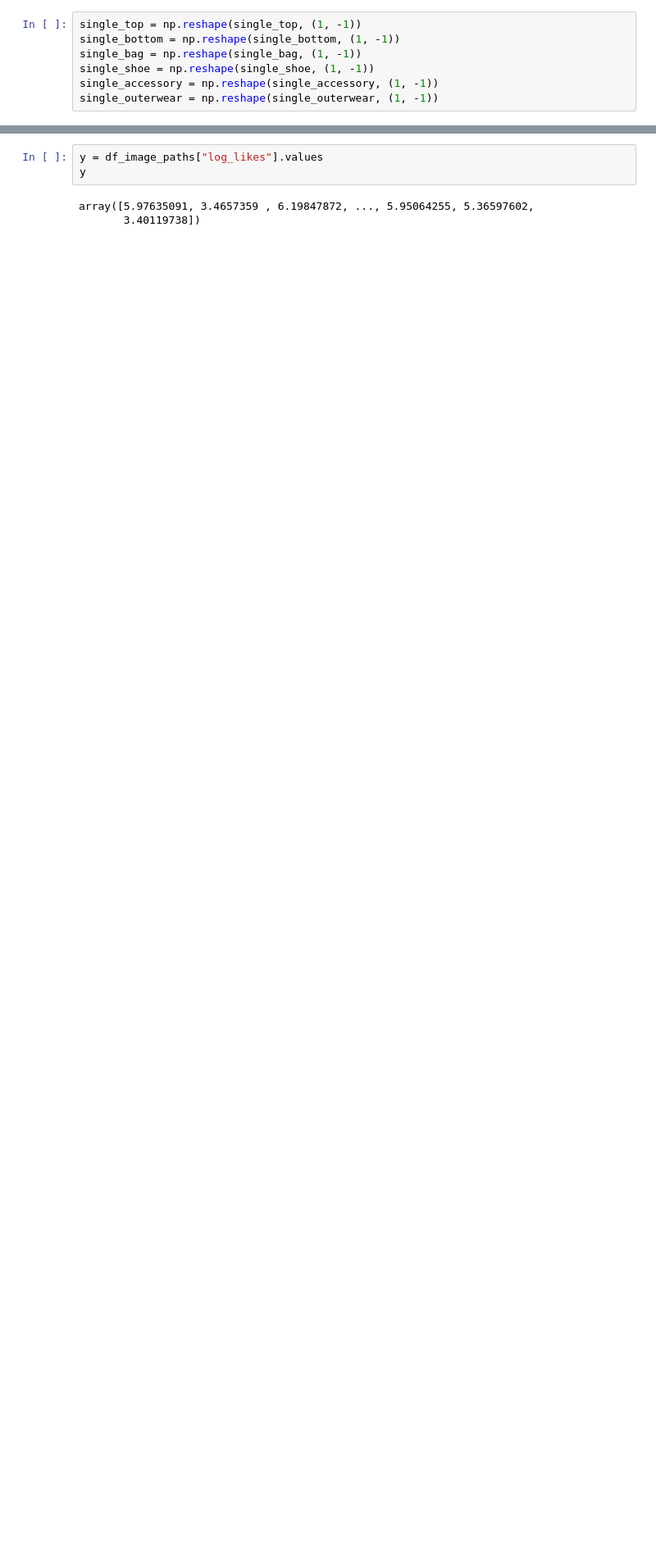
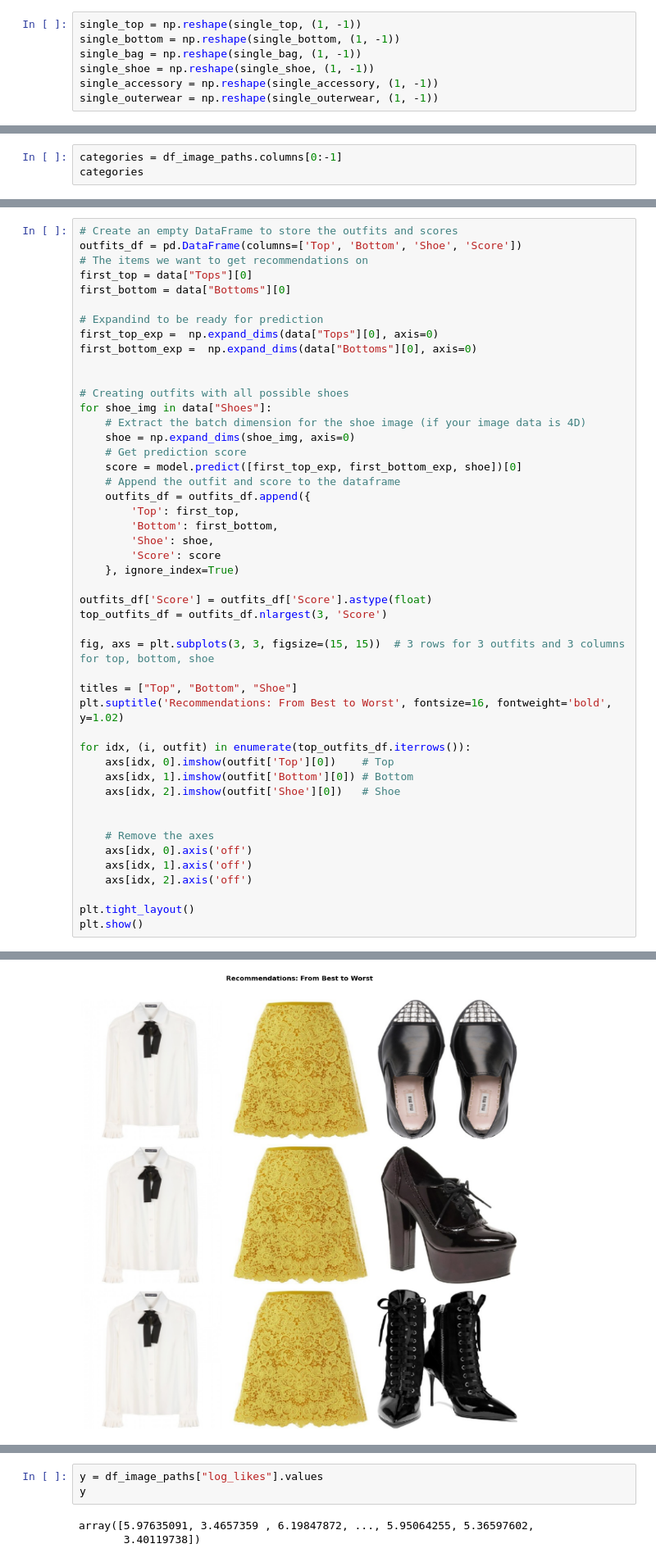
Before and after one commit to thanbskt/Recommendation_tool, a Jupyter notebook: prediction_model.ipynb, the cells around one changed output, grey strips where cells are left out. Shown at 82% size. Cells and saved outputs as stored; diff of their text form; blank space fills up the shorter version.

```diff
--- a/prediction_model.ipynb
+++ b/prediction_model.ipynb
@@ -321,0 +253,3 @@ Accessories
+# %%
+categories = df_image_paths.columns[0:-1]
+categories
@@ -321,0 +471,48 @@ Accessories
+# %%
+# Create an empty DataFrame to store the outfits and scores
+outfits_df = pd.DataFrame(columns=['Top', 'Bottom', 'Shoe', 'Score'])
+# The items we want to get recommendations on
+first_top = data["Tops"][0]
+first_bottom = data["Bottoms"][0]
+
+# Expandind to be ready for prediction
+first_top_exp =  np.expand_dims(data["Tops"][0], axis=0)
+first_bottom_exp =  np.expand_dims(data["Bottoms"][0], axis=0)
+
+
+# Creating outfits with all possible shoes
+for shoe_img in data["Shoes"]:
+    # Extract the batch dimension for the shoe image (if your image data is 4D)
+    shoe = np.expand_dims(shoe_img, axis=0)
+    # Get prediction score
+    score = model.predict([first_top_exp, first_bottom_exp, shoe])[0]
+    # Append the outfit and score to the dataframe
+    outfits_df = outfits_df.append({
+        'Top': first_top,
+        'Bottom': first_bottom,
+        'Shoe': shoe,
+        'Score': score
+    }, ignore_index=True)
+
+outfits_df['Score'] = outfits_df['Score'].astype(float)
+top_outfits_df = outfits_df.nlargest(3, 'Score')
+
+fig, axs = plt.subplots(3, 3, figsize=(15, 15))  # 3 rows for 3 outfits and 3 columns for top, bottom, shoe
+
+titles = ["Top", "Bottom", "Shoe"]
+plt.suptitle('Recommendations: From Best to Worst', fontsize=16, fontweight='bold', y=1.02)
+
+for idx, (i, outfit) in enumerate(top_outfits_df.iterrows()):
+    axs[idx, 0].imshow(outfit['Top'][0])    # Top
+    axs[idx, 1].imshow(outfit['Bottom'][0]) # Bottom
+    axs[idx, 2].imshow(outfit['Shoe'][0])   # Shoe
+
+
+    # Remove the axes
+    axs[idx, 0].axis('off')
+    axs[idx, 1].axis('off')
+    axs[idx, 2].axis('off')
+
+plt.tight_layout()
+plt.show()
+# %% [output]
@@ -321,0 +527 @@ Accessories
+[figure, added]
```
Also changed, not shown: parts of 87 cells of this notebook, 1 other file.
